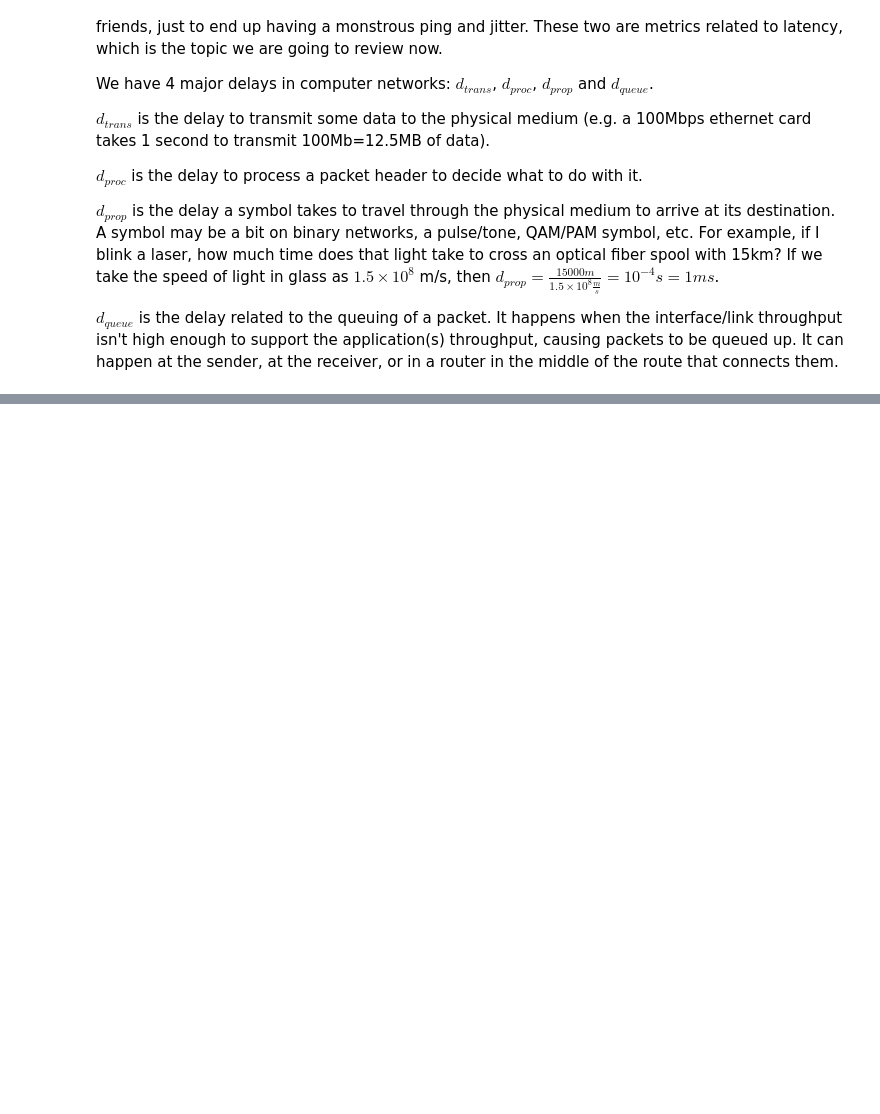
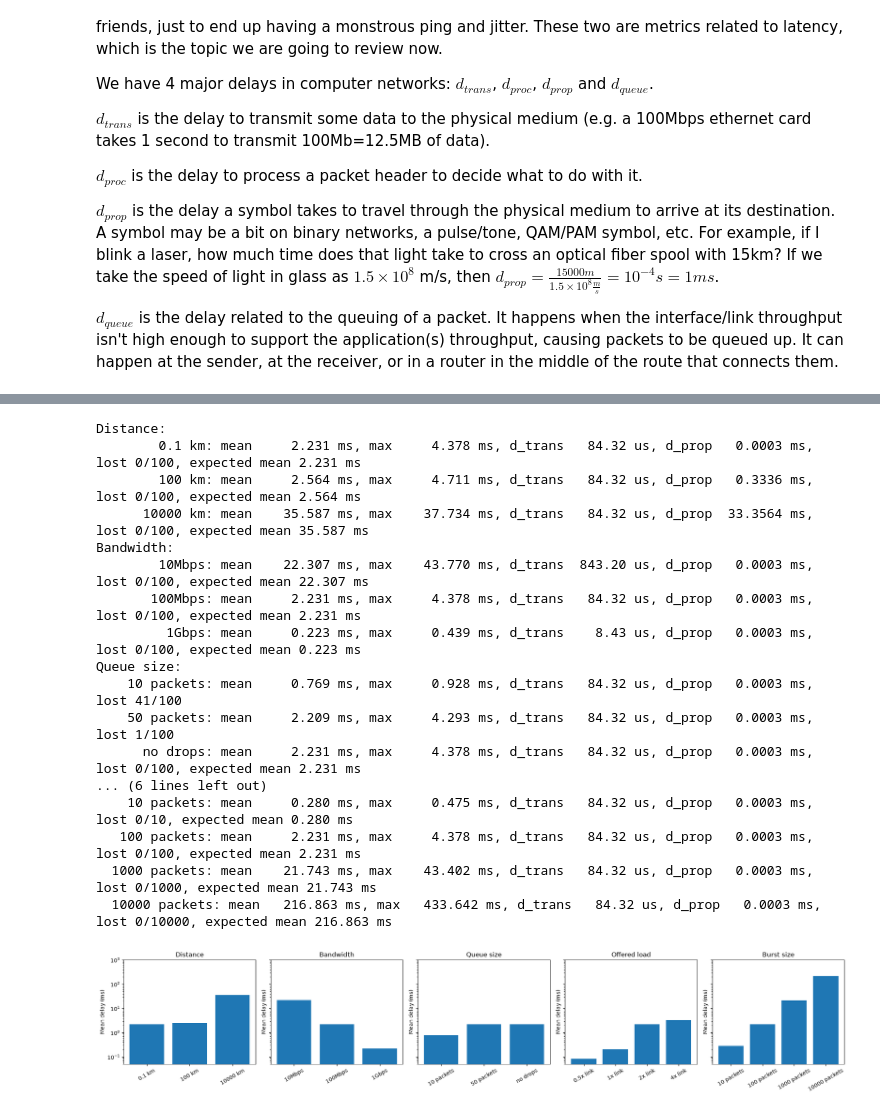
Before and after one commit to Gabrielcarvfer/ns3_for_education, a Jupyter notebook: KuroseRoss.ipynb, the cells around one changed output, grey strips where cells are left out. Saved outputs shown, nothing was run; the diff lists cells and outputs as text; code cells hidden in the pictures; blank space fills up the shorter version.

```diff
--- a/KuroseRoss.ipynb
+++ b/KuroseRoss.ipynb
@@ -574,0 +653,54 @@ simu_delay(100, # number of transmitted packets
+# %%
+# Baseline: 100 packets of 1 KB, no drops, 100 Mbps link, 100 m of cable, source 2x faster than the link
+baseline = dict(num_packets=100, queue_depth=None, link_throughput="100Mbps",
+                medium_propagation_speed=299792458, medium_propagation_length=100, source_rate_factor=2)
+
+# Change one parameter at a time
+experiments = {
+    "Distance": ("medium_propagation_length", [100, 100e3, 10000e3], lambda v: f"{v/1e3:g} km"),
+    "Bandwidth": ("link_throughput", ["10Mbps", "100Mbps", "1Gbps"], str),
+    "Queue size": ("queue_depth", [10, 50, None], lambda v: "no drops" if v is None else f"{v} packets"),
+    "Offered load": ("source_rate_factor", [0.5, 1, 2, 4], lambda v: f"{v:g}x link"),
+    "Burst size": ("num_packets", [10, 100, 1000, 10000], lambda v: f"{v} packets"),
+}
+
+# Share the same logarithmic y axis, so that bars can be compared across experiments
+fig, axes = plt.subplots(1, len(experiments), figsize=(4 * len(experiments), 4), sharey=True)
+for ax, (title, (param, values, label)) in zip(axes, experiments.items()):
+    print(f"{title}:")
+    labels, means = [], []
+    for value in values:
+        r = simu_delay(**{**baseline, param: value}, show=False)
+        labels.append(label(value))
+        means.append(r["mean_delay"] * 1e3)
+        print(f"  {label(value):>12}: mean {r['mean_delay']*1e3:9.3f} ms, max {r['max_delay']*1e3:9.3f} ms, "
+              f"d_trans {r['d_trans']*1e6:7.2f} us, d_prop {r['d_prop']*1e3:8.4f} ms, "
+              f"lost {r['lost']}/{r['sent']}"
+              + (f", expected mean {r['expected_mean_delay']*1e3:.3f} ms" if r["lost"] == 0 else ""))
+    ax.bar(labels, means)
+    ax.set_title(title)
+    ax.set_ylabel("Mean delay (ms)")
+    ax.set_yscale("log")
+    ax.set_ylim(0.05, 1000)
+    ax.tick_params(axis="x", rotation=30)
+plt.tight_layout()
+plt.show()
+# %% [output]
+Distance:
+        0.1 km: mean     2.231 ms, max     4.378 ms, d_trans   84.32 us, d_prop   0.0003 ms, lost 0/100, expected mean 2.231 ms
+        100 km: mean     2.564 ms, max     4.711 ms, d_trans   84.32 us, d_prop   0.3336 ms, lost 0/100, expected mean 2.564 ms
+      10000 km: mean    35.587 ms, max    37.734 ms, d_trans   84.32 us, d_prop  33.3564 ms, lost 0/100, expected mean 35.587 ms
+Bandwidth:
+        10Mbps: mean    22.307 ms, max    43.770 ms, d_trans  843.20 us, d_prop   0.0003 ms, lost 0/100, expected mean 22.307 ms
+       100Mbps: mean     2.231 ms, max     4.378 ms, d_trans   84.32 us, d_prop   0.0003 ms, lost 0/100, expected mean 2.231 ms
+         1Gbps: mean     0.223 ms, max     0.439 ms, d_trans    8.43 us, d_prop   0.0003 ms, lost 0/100, expected mean 0.223 ms
+Queue size:
+    10 packets: mean     0.769 ms, max     0.928 ms, d_trans   84.32 us, d_prop   0.0003 ms, lost 41/100
+    50 packets: mean     2.209 ms, max     4.293 ms, d_trans   84.32 us, d_prop   0.0003 ms, lost 1/100
+      no drops: mean     2.231 ms, max     4.378 ms, d_trans   84.32 us, d_prop   0.0003 ms, lost 0/100, expected mean 2.231 ms
+... (6 lines left out)
+    10 packets: mean     0.280 ms, max     0.475 ms, d_trans   84.32 us, d_prop   0.0003 ms, lost 0/10, expected mean 0.280 ms
+   100 packets: mean     2.231 ms, max     4.378 ms, d_trans   84.32 us, d_prop   0.0003 ms, lost 0/100, expected mean 2.231 ms
+  1000 packets: mean    21.743 ms, max    43.402 ms, d_trans   84.32 us, d_prop   0.0003 ms, lost 0/1000, expected mean 21.743 ms
+  10000 packets: mean   216.863 ms, max   433.642 ms, d_trans   84.32 us, d_prop   0.0003 ms, lost 0/10000, expected mean 216.863 ms
+[figure, added]
```
Also changed, not shown: parts of 10 cells of this notebook, 4 other files.
